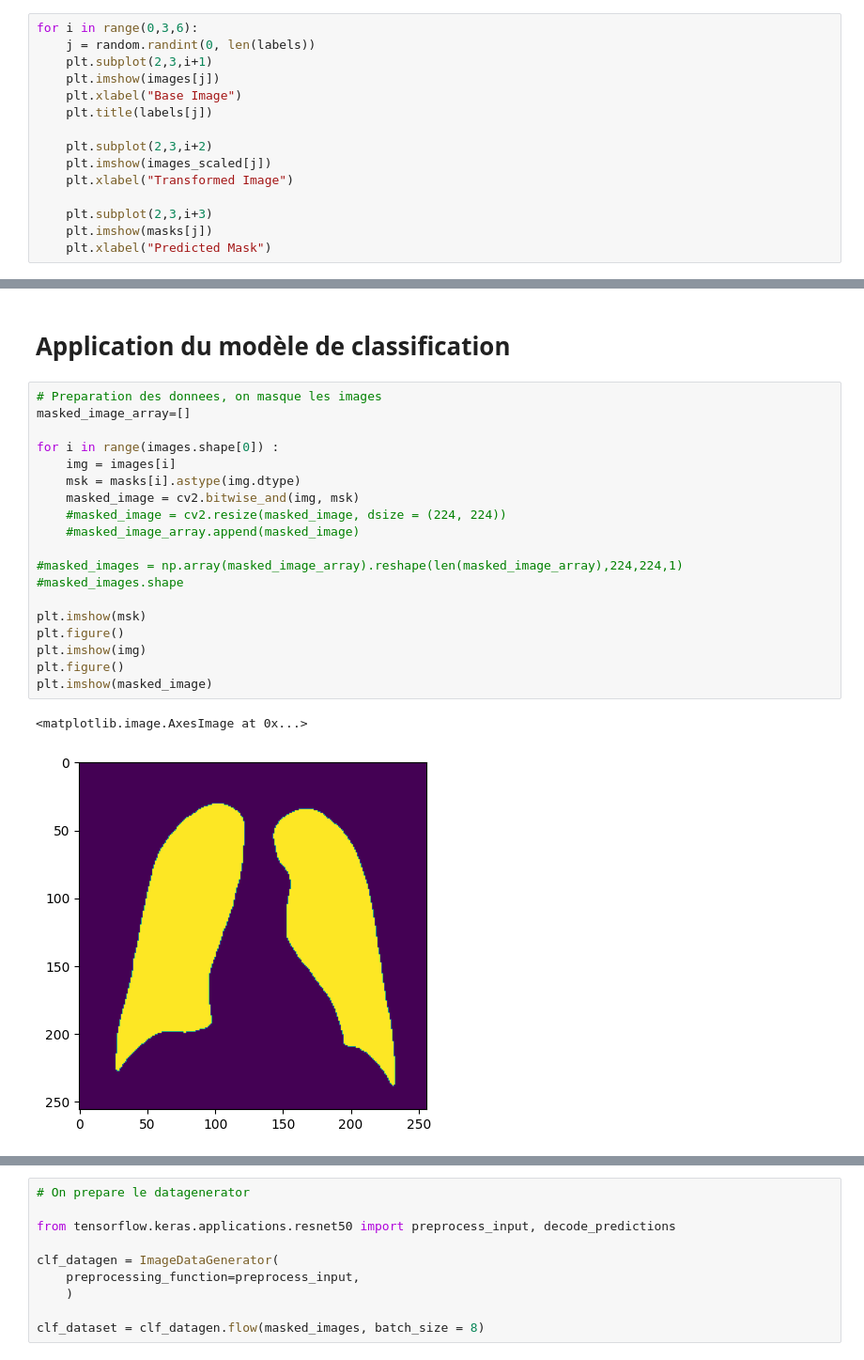
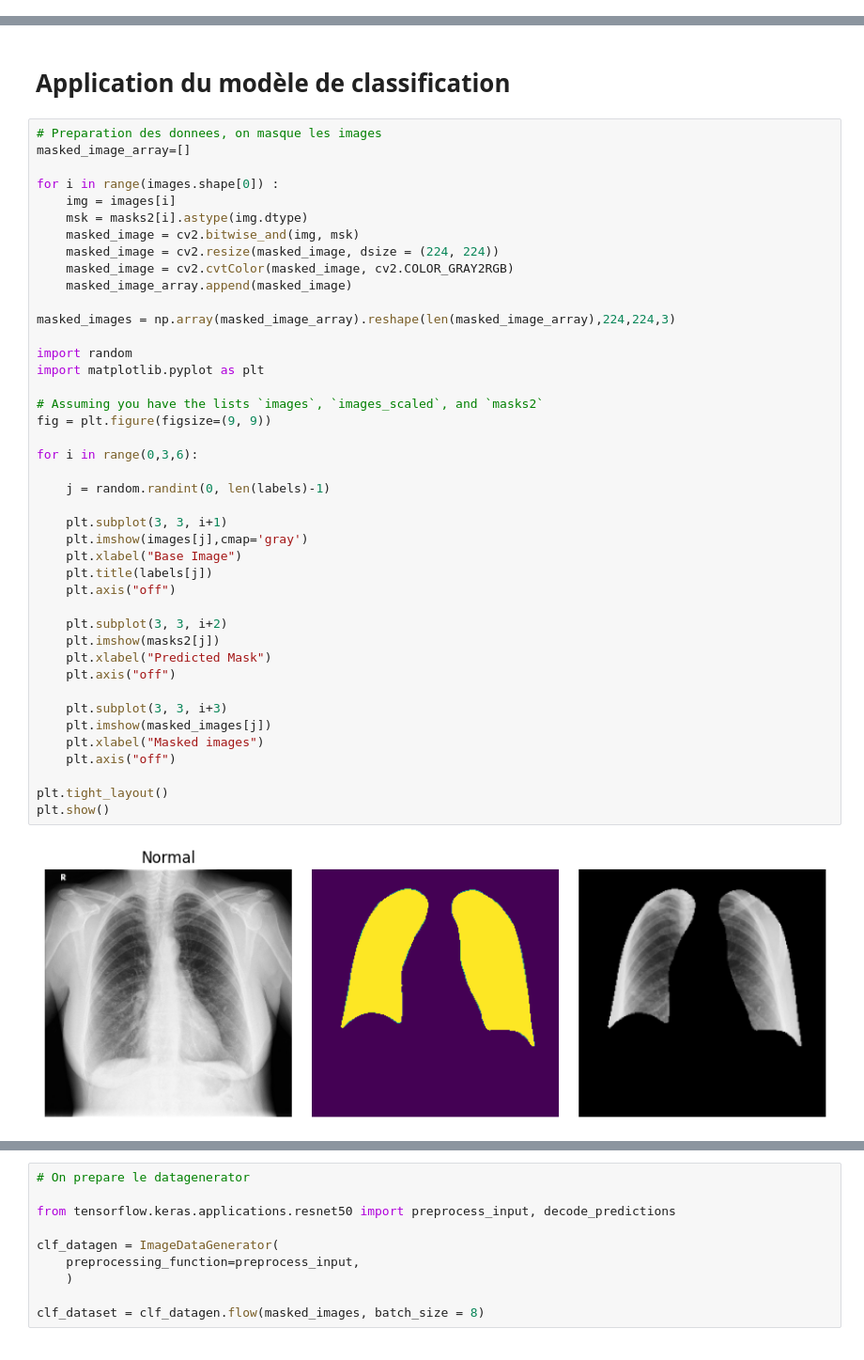
Before and after one commit to mmelkowski/radio_pulmo, a Jupyter notebook: notebooks/CHO_notebook_test_on_COVIDNET.ipynb, the cells around one changed output, grey strips where cells are left out. Shown at 94% size. Cells and saved outputs as stored; diff of their text form.

```diff
--- a/notebooks/CHO_notebook_test_on_COVIDNET.ipynb
+++ b/notebooks/CHO_notebook_test_on_COVIDNET.ipynb
@@ -188,15 +184,0 @@ plt.show()
-# %%
-for i in range(0,3,6):
-    j = random.randint(0, len(labels))
-    plt.subplot(2,3,i+1)
-    plt.imshow(images[j])
-    plt.xlabel("Base Image")
-    plt.title(labels[j])
-
-    plt.subplot(2,3,i+2)
-    plt.imshow(images_scaled[j])
-    plt.xlabel("Transformed Image")
-
-    plt.subplot(2,3,i+3)
-    plt.imshow(masks[j])
-    plt.xlabel("Predicted Mask")
@@ -207,22 +187,44 @@ for i in range(0,3,6):
 # %%
 # Preparation des donnees, on masque les images
 masked_image_array=[]
 
 for i in range(images.shape[0]) :
     img = images[i]
-    msk = masks[i].astype(img.dtype)
+    msk = masks2[i].astype(img.dtype)
     masked_image = cv2.bitwise_and(img, msk)
-    #masked_image = cv2.resize(masked_image, dsize = (224, 224))
-    #masked_image_array.append(masked_image)
+    masked_image = cv2.resize(masked_image, dsize = (224, 224))
+    masked_image = cv2.cvtColor(masked_image, cv2.COLOR_GRAY2RGB)
+    masked_image_array.append(masked_image)
 
-#masked_images = np.array(masked_image_array).reshape(len(masked_image_array),224,224,1)
-#masked_images.shape
+masked_images = np.array(masked_image_array).reshape(len(masked_image_array),224,224,3)
 
-plt.imshow(msk)
-plt.figure()
-plt.imshow(img)
-plt.figure()
-plt.imshow(masked_image)
+import random
+import matplotlib.pyplot as plt
+
+# Assuming you have the lists `images`, `images_scaled`, and `masks2`
+fig = plt.figure(figsize=(9, 9))
+
+for i in range(0,3,6):
+
+    j = random.randint(0, len(labels)-1)
+
+    plt.subplot(3, 3, i+1)
+    plt.imshow(images[j],cmap='gray')
+    plt.xlabel("Base Image")
+    plt.title(labels[j])
+    plt.axis("off")
+
+    plt.subplot(3, 3, i+2)
+    plt.imshow(masks2[j])
+    plt.xlabel("Predicted Mask")
+    plt.axis("off")
+
+    plt.subplot(3, 3, i+3)
+    plt.imshow(masked_images[j])
+    plt.xlabel("Masked images")
+    plt.axis("off")
+
+plt.tight_layout()
+plt.show()
 # %% [output]
-<matplotlib.image.AxesImage at 0x...>
-[figure, old version]
+[figure, new version]
```
Also changed, not shown: parts of 10 cells of this notebook.
